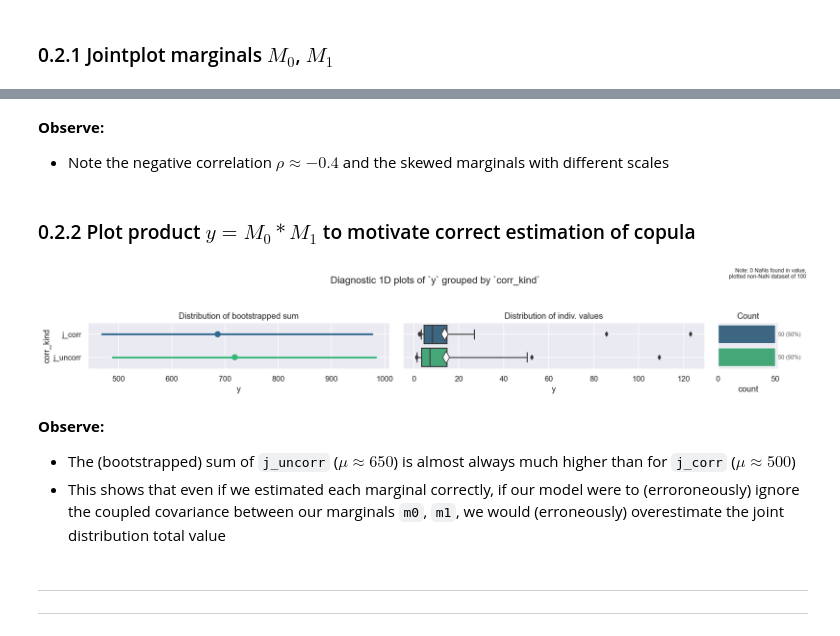
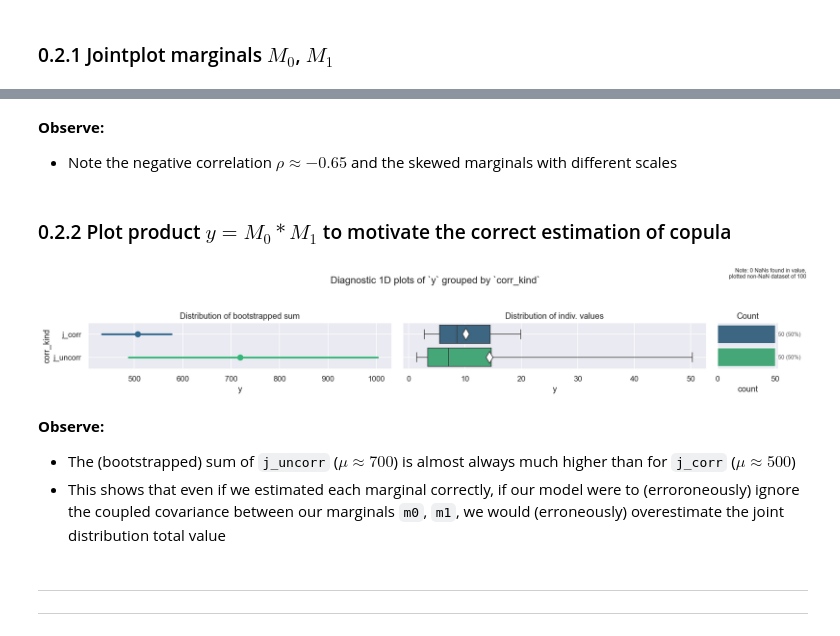
Before and after one commit to oreum-industries/oreum_copula, a Jupyter notebook: notebooks/100_ModelA0.ipynb, the cells around one changed output, grey strips where cells are left out. Cells and saved outputs as stored; diff of their text form; code cells hidden in the pictures.

```diff
--- a/notebooks/100_ModelA0.ipynb
+++ b/notebooks/100_ModelA0.ipynb
@@ -143,23 +140,23 @@ f = eda.plot_joint_numeric(data=df_train, ft0='m0', ft1='m1', kind='kde+scatter'
 # %% [markdown]
 **Observe:**
 
-+ Note the negative correlation $\rho \approx -0.4$ and the skewed marginals with different scales
++ Note the negative correlation $\rho \approx -0.65$ and the skewed marginals with different scales
 # %% [markdown]
-### 0.2.2 Plot product $y = M_{0} * M_{1}$ to motivate correct estimation of copula
+### 0.2.2 Plot product $y = M_{0} * M_{1}$ to motivate the correct estimation of copula
 # %%
 dfp = pd.concat((df_train[['m0', 'm1']], df_train[['m0x', 'm1x']]\
                  .rename(columns={'m0x':'m0', 'm1x': 'm1'})),
                 axis=0, ignore_index=True)
 dfp['corr_kind'] = np.repeat(['j_corr', 'j_uncorr'], repeats=len(df_train))
 dfp['y'] = dfp[['m0', 'm1']].product(axis=1)
 pal = sns.color_palette(['C2', 'C3'])
-f = eda.plot_smrystat_grp(dfp, grp='corr_kind', val='y', palette=pal)
+f = eda.plot_smrystat_grp(dfp, grp='corr_kind', val='y', palette=pal, plot_outliers=False)
 # %% [output]
-[figure, old version]
+[figure, new version]
 # %% [markdown]
 **Observe:**
 
-+ The (bootstrapped) sum of `j_uncorr` ($\mu \approx 650$) is almost always much higher than for `j_corr` ($\mu \approx 500$)
++ The (bootstrapped) sum of `j_uncorr` ($\mu \approx 700$) is almost always much higher than for `j_corr` ($\mu \approx 500$)
 + This shows that even if we estimated each marginal correctly, if our model were to (erroroneously) ignore the coupled covariance between our marginals `m0`, `m1`, we would (erroneously) overestimate the joint distribution total value
 # %% [markdown]
 ---
```
Also changed, not shown: parts of 27 cells of this notebook, 41 other files.
